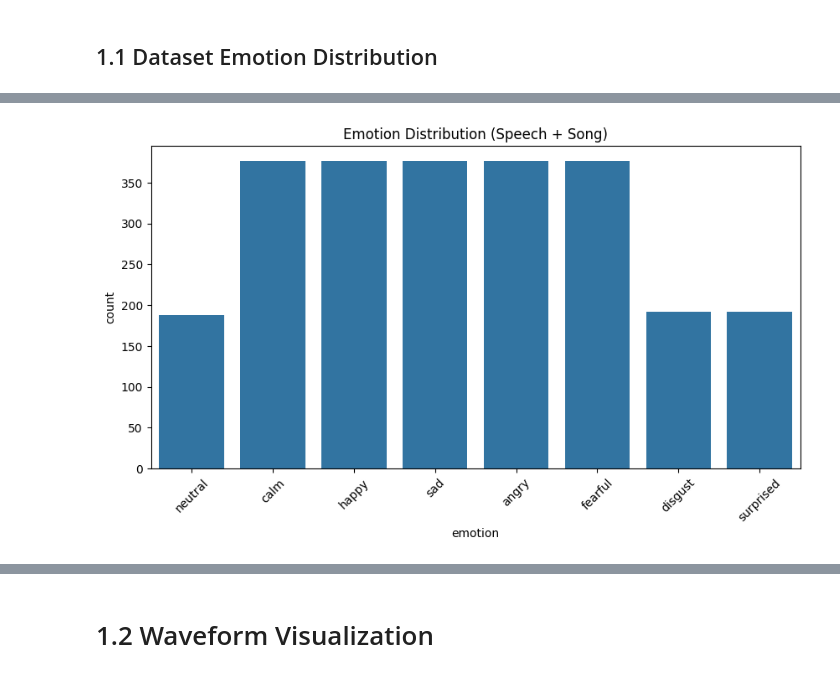
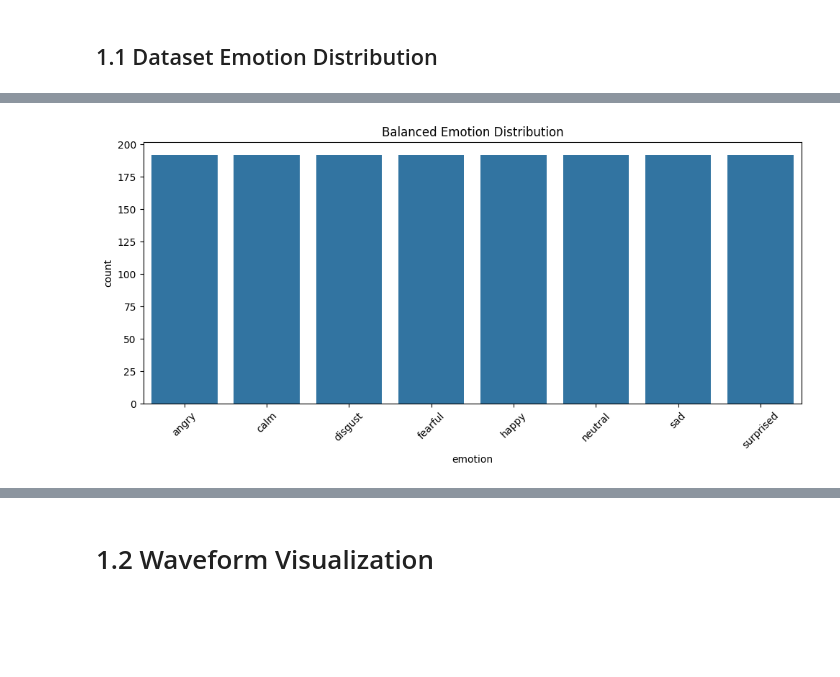
Before and after one commit to anshukumar2932/EmotionDetection-from-voice, a Jupyter notebook: Ravdees-Training/cnn.ipynb, the cells around one changed output, grey strips where cells are left out. Drawn from its saved outputs; the diff is of its cells as text; code cells hidden in the pictures; blank space fills up the shorter version.

```diff
--- a/Ravdees-Training/cnn.ipynb
+++ b/Ravdees-Training/cnn.ipynb
@@ -85,82 +83,100 @@ emotion_map_number = {
 # %% [markdown]
 ## 1.1 Dataset Emotion Distribution
 # %%
-import os
-import pandas as pd
-import seaborn as sns
-import matplotlib.pyplot as plt
 
 # ---------- STEP 1: Define dataset paths ----------
 base_path = "/media/anshu/New Volume/Dataset"
-
 speech_path = os.path.join(base_path, "Audio_Speech_Actors_01-24")
 song_path   = os.path.join(base_path, "Audio_Song_Actors_01-24")
+# Additional datasets for balancing
+disgust_path    = os.path.join(base_path, "Disgust")
+neutral_path    = os.path.join(base_path, "neutral-dataset")
 
 # ---------- STEP 2: Load ALL wav files (Speech + Song) ----------
 processed_files = []
-
 for dataset_path in [speech_path, song_path]:
     for actor in os.listdir(dataset_path):
         actor_path = os.path.join(dataset_path, actor)
-
         if not os.path.isdir(actor_path):
             continue
-
         for file in os.listdir(actor_path):
             if file.endswith(".wav"):
                 processed_files.append(os.path.join(actor_path, file))
-
-print("Total WAV files:", len(processed_files))
-
-# ---------- STEP 3: Extract emotions + dataset type ----------
+print("RAVDESS files:", len(processed_files))
+# ---------- STEP 3: Load Disgust dataset (TESS format: *_disgust.wav) ----------
+disgust_files = []
+for root, dirs, files in os.walk(disgust_path):
+    for file in files:
+        if file.endswith("_disgust.wav"):
+            disgust_files.append(os.path.join(root, file))
+print("Disgust files:", len(disgust_files))
+# ---------- STEP 4: Load Neutral dataset (TESS format: *_neutral.wav) ----------
+neutral_files = []
+for root, dirs, files in os.walk(neutral_path):
+    for file in files:
+        if file.endswith("_neutral.wav"):
+            neutral_files.append(os.path.join(root, file))
+print("Neutral files:", len(neutral_files))
+# ---------- STEP 5: Extract emotions + dataset type ----------
 emotion_list = []
 dataset_type_list = []
-
+# RAVDESS files
 for file in processed_files:
     file_name = os.path.basename(file)
-
     parts = file_name.split("-")
-
     if len(parts) < 3:
         continue
-
     emotion_code = parts[2]
-
     if emotion_code not in emotion_map_number:
         continue
-
     emotion = emotion_map_number[emotion_code]
     emotion_list.append(emotion)
-
-    # 🔥 Track dataset type
     if "Speech" in file:
         dataset_type_list.append("speech")
     else:
         dataset_type_list.append("song")
-
-# ---------- STEP 4: Create DataFrame ----------
+# Disgust files (TESS format)
+for file in disgust_files:
+    emotion_list.append("disgust")
+    dataset_type_list.append("external")
+# Neutral files (TESS format)
+for file in neutral_files:
+    emotion_list.append("neutral")
+    dataset_type_list.append("external")
+# ---------- STEP 6: Create DataFrame ----------
 df = pd.DataFrame({
     "emotion": emotion_list,
     "type": dataset_type_list
 })
-
-# ---------- STEP 5: Plot Emotion Distribution ----------
+# ---------- STEP 7: Balance the dataset ----------
+print("\nBefore balancing:")
+print(df["emotion"].value_counts())
+# Find the minimum count
+min_count = df["emotion"].value_counts().min()
+# Undersample each emotion to match the minimum
+balanced_df = df.groupby("emotion").apply(
+    lambda x: x.sample(n=min_count, random_state=42)
+).reset_index(drop=True)
+print("\nAfter balancing:")
+print(balanced_df["emotion"].value_counts())
+# ---------- STEP 8: Plot Emotion Distribution (Balanced) ----------
 plt.figure(figsize=(10,5))
-sns.countplot(data=df, x="emotion")
-plt.title("Emotion Distribution (Speech + Song)")
+sns.countplot(data=balanced_df, x="emotion")
+plt.title("Balanced Emotion Distribution")
 plt.xticks(rotation=45)
+plt.tight_layout()
 plt.show()
-
-# ---------- STEP 6: Plot Dataset Balance ----------
+# ---------- STEP 9: Plot Dataset Balance ----------
 plt.figure(figsize=(6,4))
-sns.countplot(data=df, x="type")
-plt.title("Speech vs Song Distribution")
+sns.countplot(data=balanced_df, x="type")
+plt.title("Dataset Type Distribution (Balanced)")
+plt.tight_layout()
 plt.show()
-
-# ---------- STEP 7: Combined View ----------
+# ---------- STEP 10: Combined View ----------
 plt.figure(figsize=(12,6))
-sns.countplot(data=df, x="emotion", hue="type")
-plt.title("Emotion Distribution by Dataset Type")
+sns.countplot(data=balanced_df, x="emotion", hue="type")
+plt.title("Emotion Distribution by Dataset Type (Balanced)")
 plt.xticks(rotation=45)
+plt.tight_layout()
 plt.show()
 # %% [output]
@@ -168 +200 @@ Total WAV files: 2452
-[figure, old version]
+[figure, new version]
```
Also changed, not shown: parts of 23 cells of this notebook, 16 other files.
